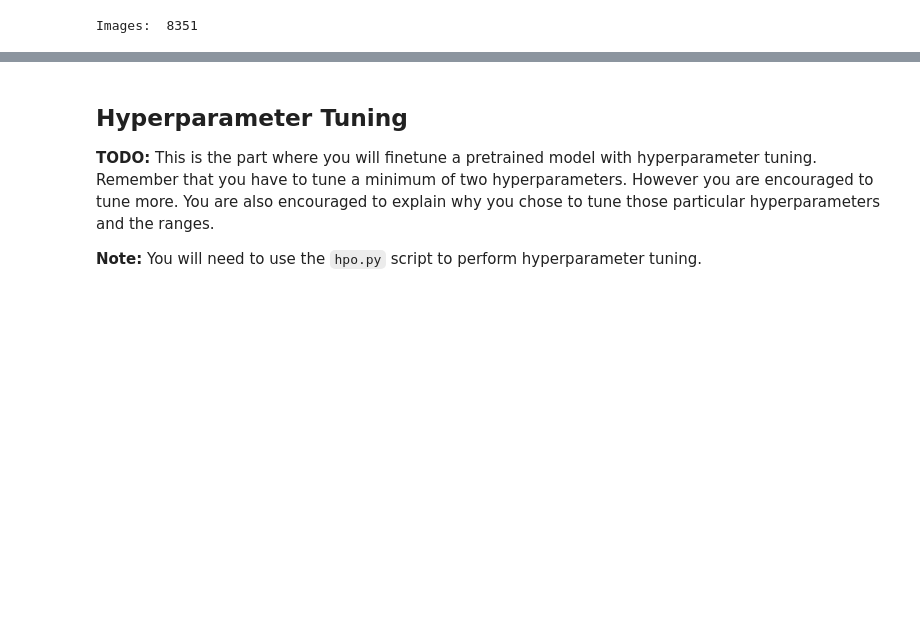
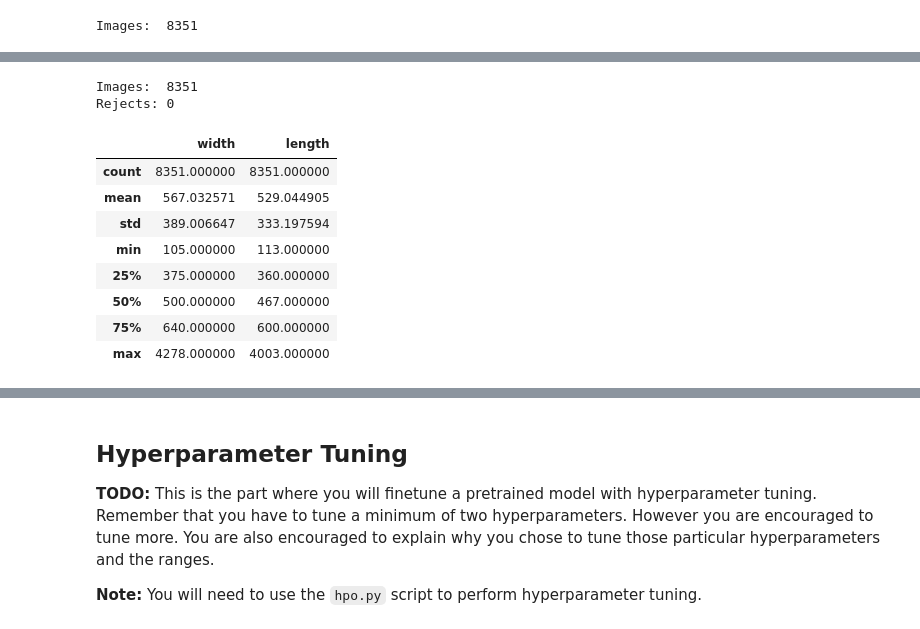
Before and after one commit to udacity/CD0387-deep-learning-topics-within-computer-vision-nlp-project-starter, a Jupyter notebook: train_and_deploy.ipynb, the cells around one changed output, grey strips where cells are left out. Drawn from its saved outputs; the diff is of its cells as text; code cells hidden in the pictures; blank space fills up the shorter version.

```diff
--- a/train_and_deploy.ipynb
+++ b/train_and_deploy.ipynb
@@ -69,7 +96,8 @@ img_names = []
 
 for folder, subfolders, filenames in os.walk(path):
     for img in filenames:
-        img_names.append(folder+'\\'+img)
+        img_names.append(folder+'/'+img)
+
 
 print('Images: ',len(img_names))
 # %% [output]
@@ -98,3 +105,77 @@ for folder, subfolders, filenames in os.walk(path):
+# %%
+class DataInspectTools():
+
+    def __init__(self, path):
+        self.path = path
+
+
+    def get_image_names(self):
+        '''Returns the names of the images in all subfolders within path'''
+        img_names = []
+        for folder, subfolders, filenames in os.walk(path):
+            for img in filenames:
+                img_names.append(folder+'/'+img)
+        return img_names
+
+
+    def display_image_sizes(self):
+        '''Display statistics of image sizes in data'''
+        img_names = self.get_image_names()
+        img_sizes = []
+        rejected = []
+
+        for item in img_names:
+            try:
+                with Image.open(item) as img:
+                    img_sizes.append(img.size)
+            except:
+                rejected.append(item)
+
+        print(f'Images:  {len(img_sizes)}')
+        print(f'Rejects: {len(rejected)}')
+        df = pd.DataFrame(img_sizes, columns=['width','length'])
+        display(df.describe())
+
+
+    def set_transforms(self):
+        self.train_transform = transforms.Compose([
+            transforms.RandomRotation(10),      # rotate +/- 10 degrees
+            transforms.RandomHorizontalFlip(),  # reverse 50% of images
+            transforms.Resize(224),             # resize shortest side to 224 pixels
+            transforms.CenterCrop(224),         # crop longest side to 224 pixels at center
+            transforms.ToTensor(),
+            transforms.Normalize([0.485, 0.456, 0.406],
+                                [0.229, 0.224, 0.225])
+        ])
+
+        self.test_transform = transforms.Compose([
+            transforms.Resize(224),
+            transforms.CenterCrop(224),
+            transforms.ToTensor(),
+            transforms.Normalize([0.485, 0.456, 0.406],
+                                [0.229, 0.224, 0.225])
+        ])
+
+
+
+
+
+
+path = './dogImages/'
+d = DataInspectTools(path)
+d.display_image_sizes()
+# %% [output]
+Images:  8351
+Rejects: 0
+|  | width | length |
+| count | 8351.000000 | 8351.000000 |
+| mean | 567.032571 | 529.044905 |
+| std | 389.006647 | 333.197594 |
+| min | 105.000000 | 113.000000 |
+| 25% | 375.000000 | 360.000000 |
+| 50% | 500.000000 | 467.000000 |
+| 75% | 640.000000 | 600.000000 |
+| max | 4278.000000 | 4003.000000 |
 # %%
 # Start by creating a list
 img_sizes = []
```
Also changed, not shown: parts of 12 cells of this notebook.
